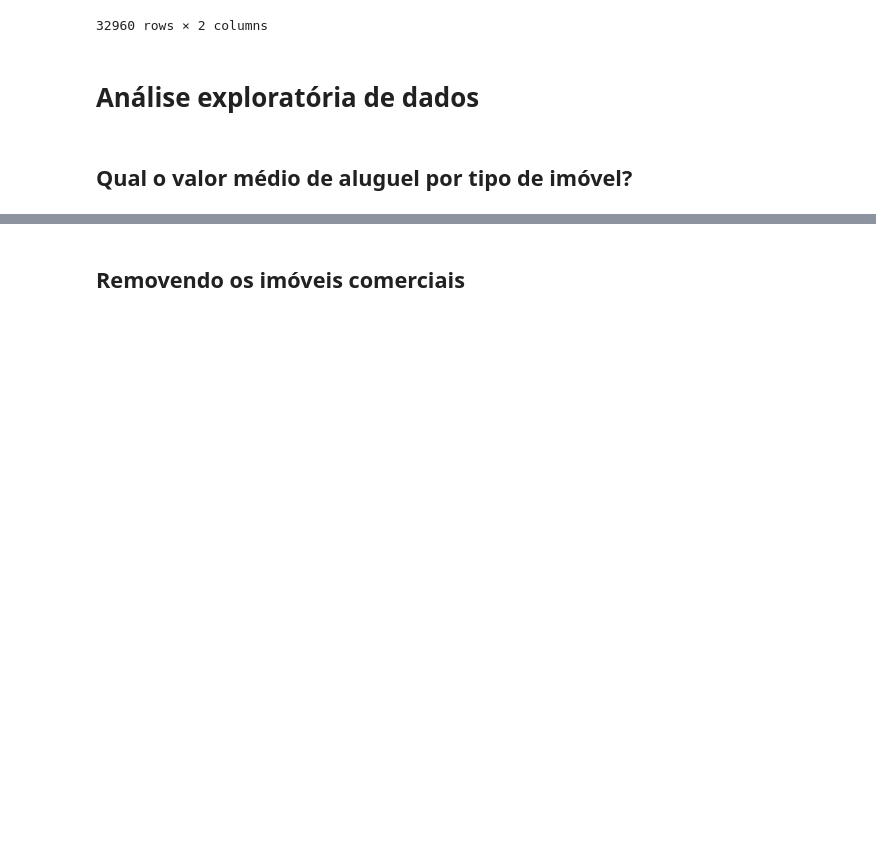
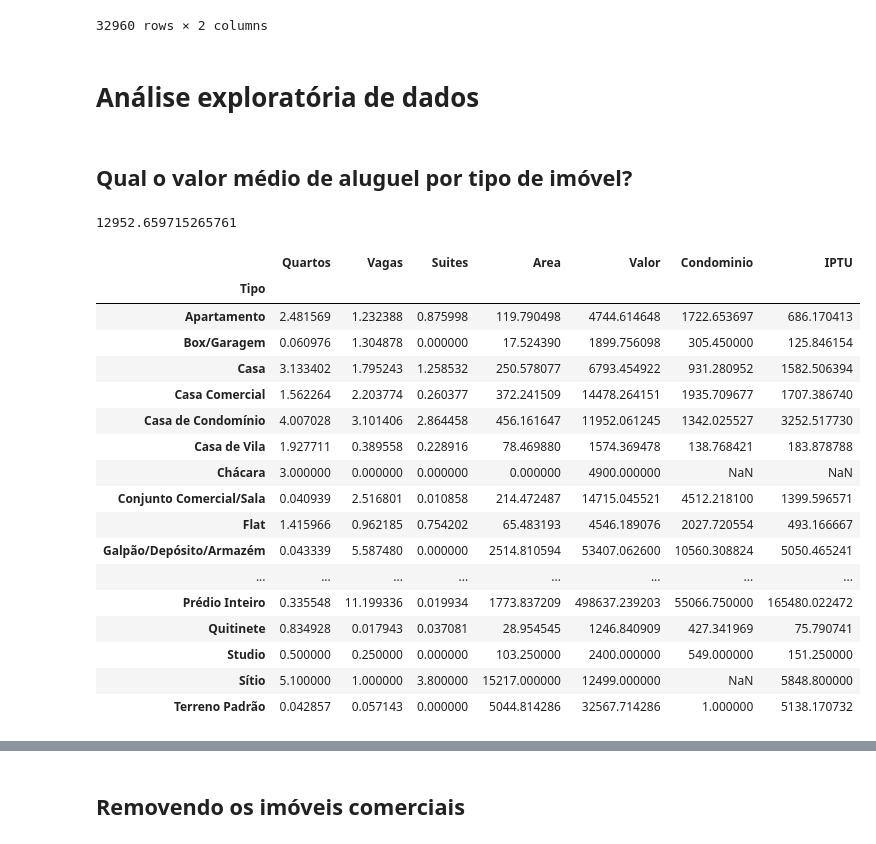
Before and after one commit to tecStudent/alura-pandas, a Jupyter notebook: 1_conhecendo_biblioteca/notebook_inicial.ipynb, the cells around one changed output, grey strips where cells are left out. Cells and saved outputs as stored; diff of their text form; code cells hidden in the pictures; blank space fills up the shorter version.

```diff
--- a/1_conhecendo_biblioteca/notebook_inicial.ipynb
+++ b/1_conhecendo_biblioteca/notebook_inicial.ipynb
@@ -128,3 +128,28 @@ dados[['Quartos','Valor']]
 # Análise exploratória de dados
 # %% [markdown]
 ## Qual o valor médio de aluguel por tipo de imóvel?
+# %%
+dados['Valor'].mean()
+# %% [output]
+12952.659715265761
+# %%
+dados.groupby('Tipo').mean(numeric_only=True)
+# %% [output]
+|  | Quartos | Vagas | Suites | Area | Valor | Condominio | IPTU |
+| Tipo |  |  |  |  |  |  |  |
+| Apartamento | 2.481569 | 1.232388 | 0.875998 | 119.790498 | 4744.614648 | 1722.653697 | 686.170413 |
+| Box/Garagem | 0.060976 | 1.304878 | 0.000000 | 17.524390 | 1899.756098 | 305.450000 | 125.846154 |
+| Casa | 3.133402 | 1.795243 | 1.258532 | 250.578077 | 6793.454922 | 931.280952 | 1582.506394 |
+| Casa Comercial | 1.562264 | 2.203774 | 0.260377 | 372.241509 | 14478.264151 | 1935.709677 | 1707.386740 |
+| Casa de Condomínio | 4.007028 | 3.101406 | 2.864458 | 456.161647 | 11952.061245 | 1342.025527 | 3252.517730 |
+| Casa de Vila | 1.927711 | 0.389558 | 0.228916 | 78.469880 | 1574.369478 | 138.768421 | 183.878788 |
+| Chácara | 3.000000 | 0.000000 | 0.000000 | 0.000000 | 4900.000000 | NaN | NaN |
+| Conjunto Comercial/Sala | 0.040939 | 2.516801 | 0.010858 | 214.472487 | 14715.045521 | 4512.218100 | 1399.596571 |
+| Flat | 1.415966 | 0.962185 | 0.754202 | 65.483193 | 4546.189076 | 2027.720554 | 493.166667 |
+| Galpão/Depósito/Armazém | 0.043339 | 5.587480 | 0.000000 | 2514.810594 | 53407.062600 | 10560.308824 | 5050.465241 |
+| ... | ... | ... | ... | ... | ... | ... | ... |
+| Prédio Inteiro | 0.335548 | 11.199336 | 0.019934 | 1773.837209 | 498637.239203 | 55066.750000 | 165480.022472 |
+| Quitinete | 0.834928 | 0.017943 | 0.037081 | 28.954545 | 1246.840909 | 427.341969 | 75.790741 |
+| Studio | 0.500000 | 0.250000 | 0.000000 | 103.250000 | 2400.000000 | 549.000000 | 151.250000 |
+| Sítio | 5.100000 | 1.000000 | 3.800000 | 15217.000000 | 12499.000000 | NaN | 5848.800000 |
+| Terreno Padrão | 0.042857 | 0.057143 | 0.000000 | 5044.814286 | 32567.714286 | 1.000000 | 5138.170732 |
```
Also changed, not shown: parts of 18 cells of this notebook.
